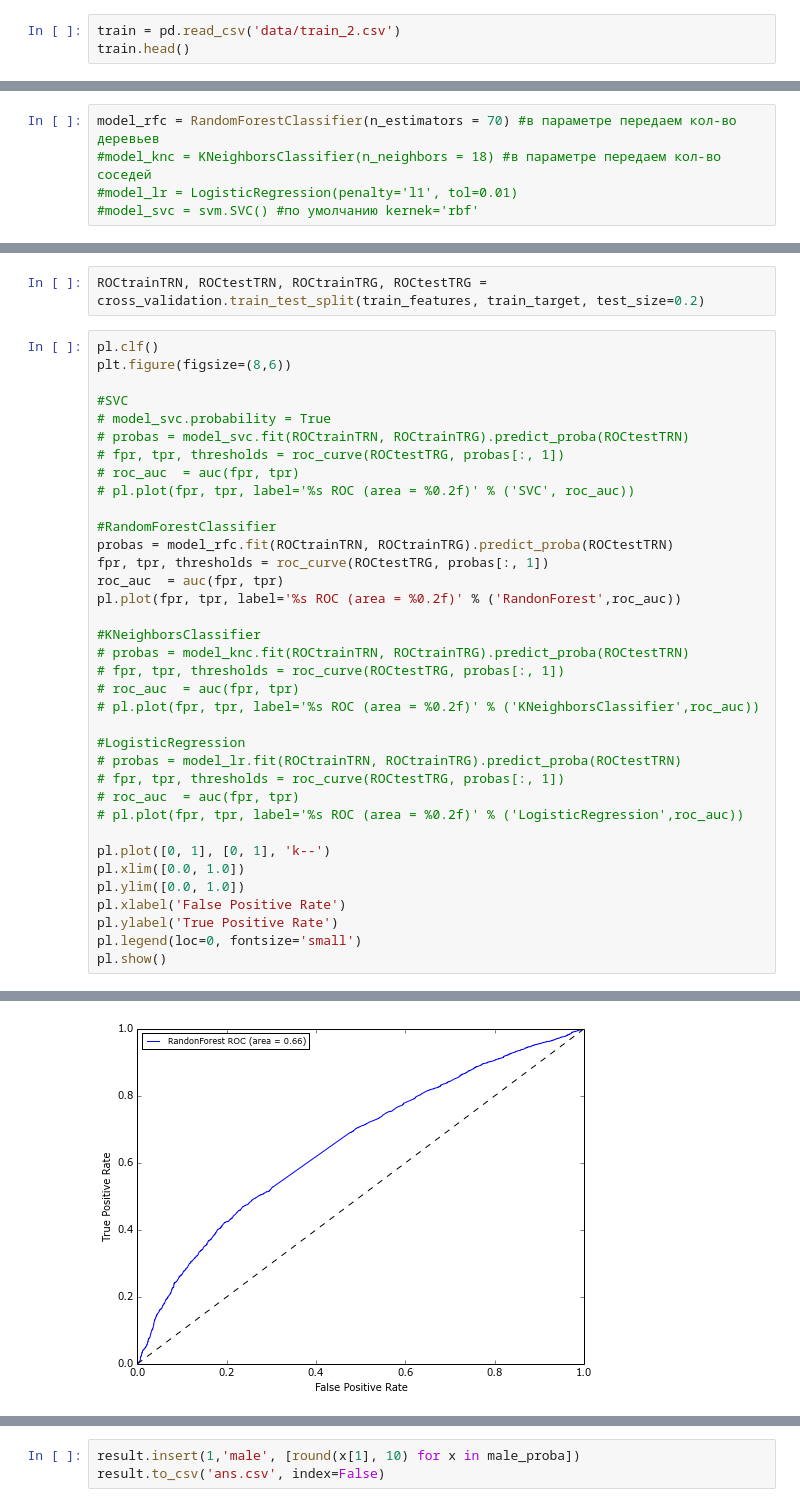
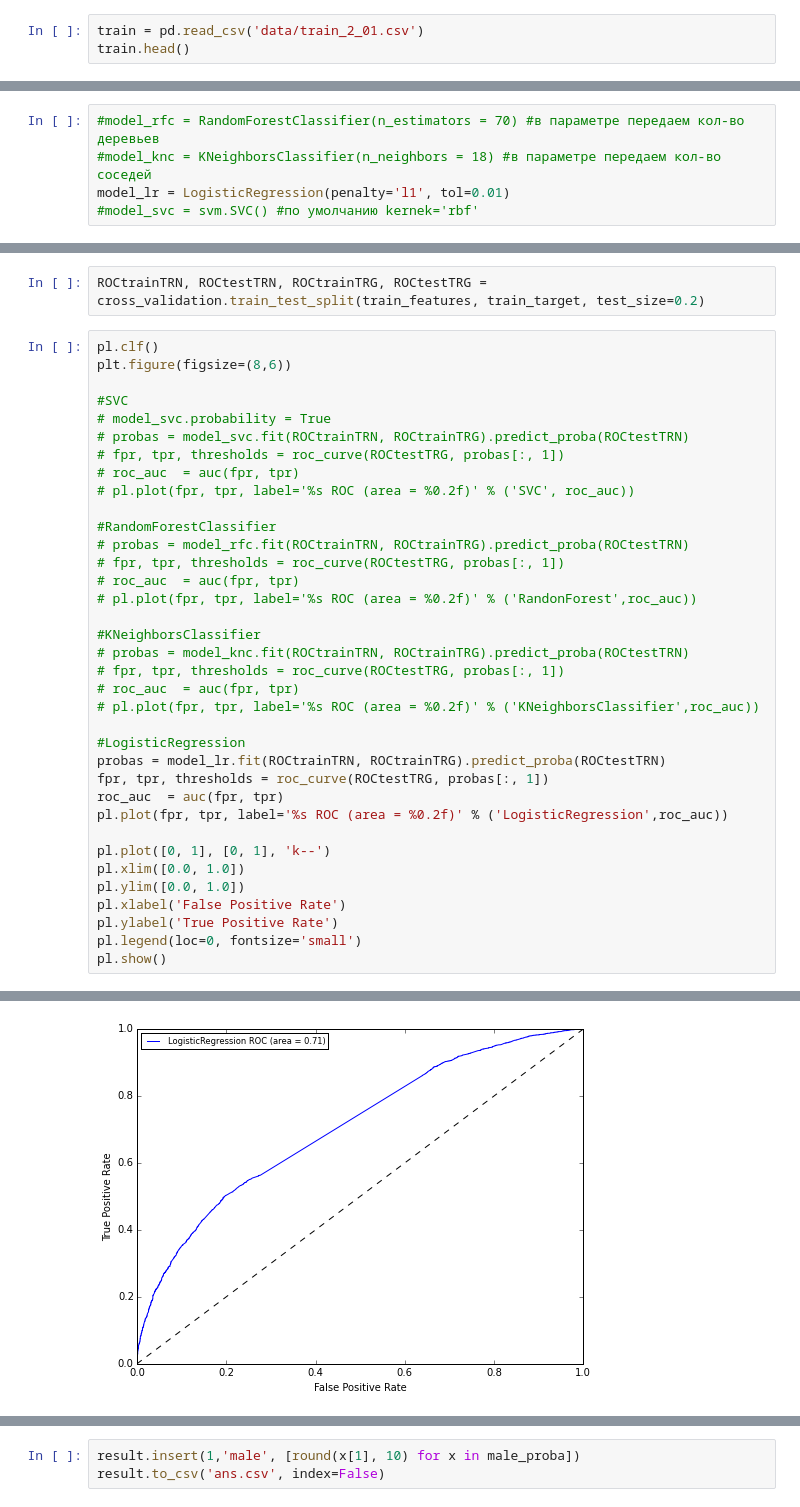
Before and after one commit to pvgladkov/BigData, a Jupyter notebook: lab_4/lab_4.ipynb, the cells around one changed output, grey strips where cells are left out. Drawn from its saved outputs; the diff is of its cells as text.

```diff
--- a/lab_4/lab_4.ipynb
+++ b/lab_4/lab_4.ipynb
@@ -3,6 +3,6 @@ import pandas as pd
 %matplotlib inline
 import matplotlib.pyplot as plt
 # %%
-train = pd.read_csv('data/train_2.csv')
+train = pd.read_csv('data/train_2_01.csv')
 train.head()
 # %% [output]
@@ -51,8 +51,8 @@ test = test.drop(['uid', 'total_visits', 'unique_domains'], axis=1)
 kfold = 5
 itog_val = {}
 # %%
-model_rfc = RandomForestClassifier(n_estimators = 70) #в параметре передаем кол-во деревьев
+#model_rfc = RandomForestClassifier(n_estimators = 70) #в параметре передаем кол-во деревьев
 #model_knc = KNeighborsClassifier(n_neighbors = 18) #в параметре передаем кол-во соседей
-#model_lr = LogisticRegression(penalty='l1', tol=0.01)
+model_lr = LogisticRegression(penalty='l1', tol=0.01)
 #model_svc = svm.SVC() #по умолчанию kernek='rbf'
 # %%
@@ -77,40 +77,40 @@ ROCtrainTRN, ROCtestTRN, ROCtrainTRG, ROCtestTRG = cross_validation.train_test_s
 # %%
 pl.clf()
 plt.figure(figsize=(8,6))
 
 #SVC
 # model_svc.probability = True
 # probas = model_svc.fit(ROCtrainTRN, ROCtrainTRG).predict_proba(ROCtestTRN)
 # fpr, tpr, thresholds = roc_curve(ROCtestTRG, probas[:, 1])
 # roc_auc  = auc(fpr, tpr)
 # pl.plot(fpr, tpr, label='%s ROC (area = %0.2f)' % ('SVC', roc_auc))
 
 #RandomForestClassifier
-probas = model_rfc.fit(ROCtrainTRN, ROCtrainTRG).predict_proba(ROCtestTRN)
-fpr, tpr, thresholds = roc_curve(ROCtestTRG, probas[:, 1])
-roc_auc  = auc(fpr, tpr)
-pl.plot(fpr, tpr, label='%s ROC (area = %0.2f)' % ('RandonForest',roc_auc))
+# probas = model_rfc.fit(ROCtrainTRN, ROCtrainTRG).predict_proba(ROCtestTRN)
+# fpr, tpr, thresholds = roc_curve(ROCtestTRG, probas[:, 1])
+# roc_auc  = auc(fpr, tpr)
+# pl.plot(fpr, tpr, label='%s ROC (area = %0.2f)' % ('RandonForest',roc_auc))
 
 #KNeighborsClassifier
 # probas = model_knc.fit(ROCtrainTRN, ROCtrainTRG).predict_proba(ROCtestTRN)
 # fpr, tpr, thresholds = roc_curve(ROCtestTRG, probas[:, 1])
 # roc_auc  = auc(fpr, tpr)
 # pl.plot(fpr, tpr, label='%s ROC (area = %0.2f)' % ('KNeighborsClassifier',roc_auc))
 
 #LogisticRegression
-# probas = model_lr.fit(ROCtrainTRN, ROCtrainTRG).predict_proba(ROCtestTRN)
-# fpr, tpr, thresholds = roc_curve(ROCtestTRG, probas[:, 1])
-# roc_auc  = auc(fpr, tpr)
-# pl.plot(fpr, tpr, label='%s ROC (area = %0.2f)' % ('LogisticRegression',roc_auc))
+probas = model_lr.fit(ROCtrainTRN, ROCtrainTRG).predict_proba(ROCtestTRN)
+fpr, tpr, thresholds = roc_curve(ROCtestTRG, probas[:, 1])
+roc_auc  = auc(fpr, tpr)
+pl.plot(fpr, tpr, label='%s ROC (area = %0.2f)' % ('LogisticRegression',roc_auc))
 
 pl.plot([0, 1], [0, 1], 'k--')
 pl.xlim([0.0, 1.0])
 pl.ylim([0.0, 1.0])
 pl.xlabel('False Positive Rate')
 pl.ylabel('True Positive Rate')
 pl.legend(loc=0, fontsize='small')
 pl.show()
 # %% [output]
 <matplotlib.figure.Figure at 0x...>
-[figure, old version]
+[figure, new version]
 # %%
```
Also changed, not shown: parts of 5 cells of this notebook, 1 other file.
